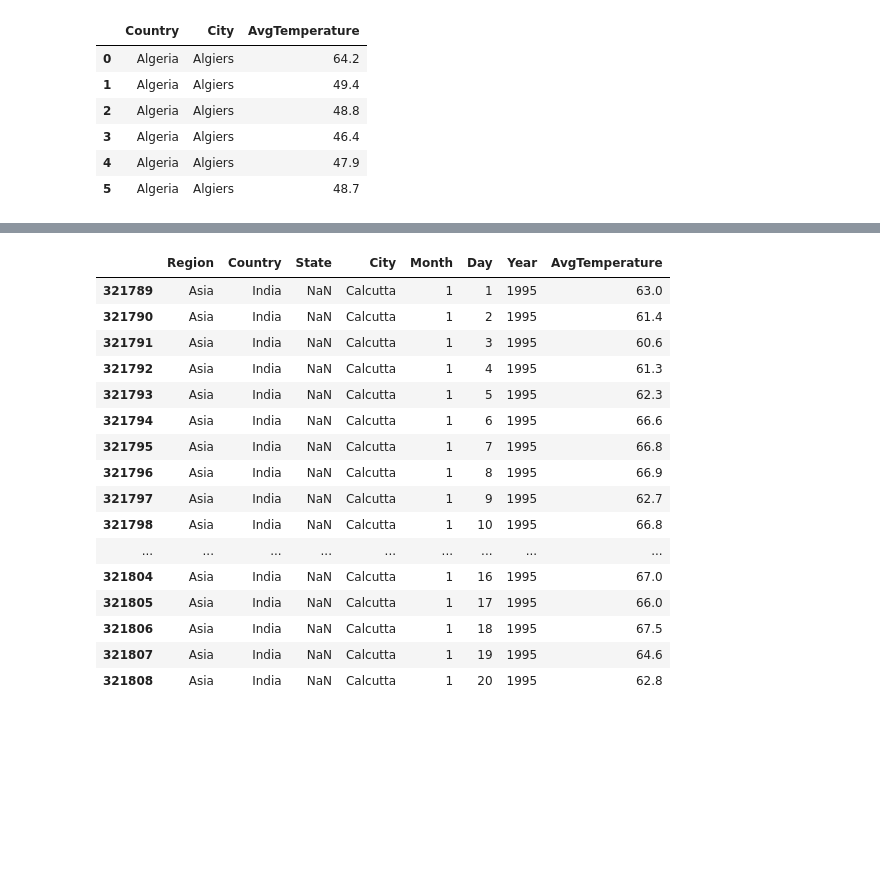
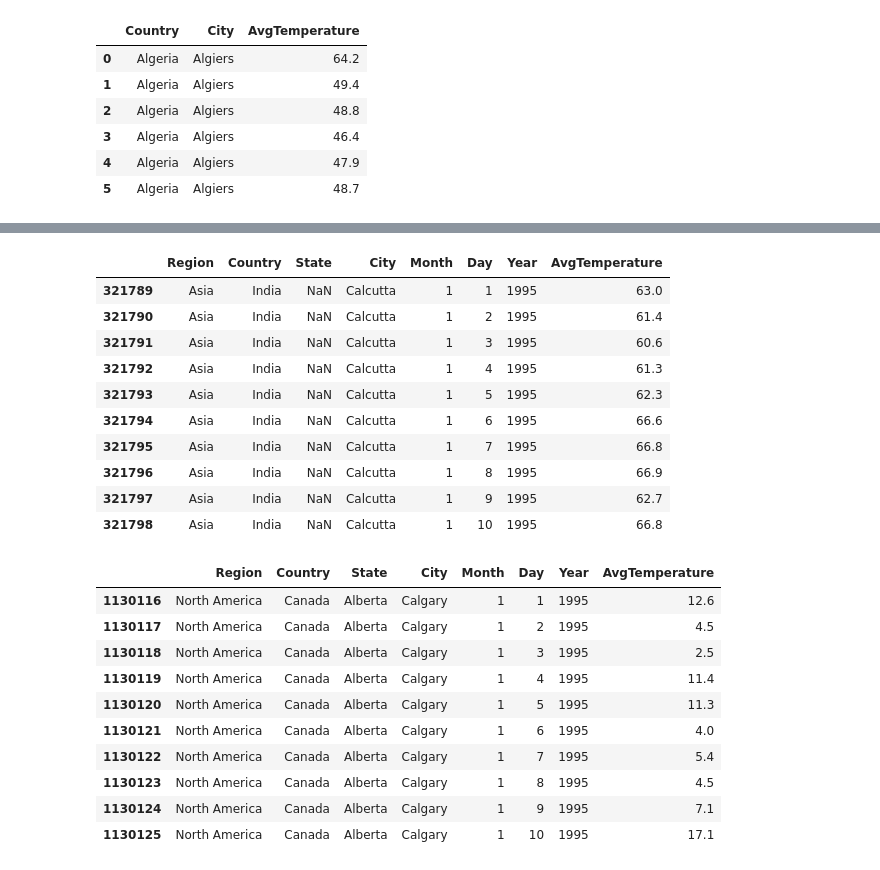
Before and after one commit to kuzicnenad/data-engineering-exam, a Jupyter notebook: final-project.ipynb, the cells around one changed output, grey strips where cells are left out. Cells and saved outputs as stored; diff of their text form; code cells hidden in the pictures; blank space fills up the shorter version.

Commit message:
Adds methods to change value, group by

```diff
--- a/final-project.ipynb
+++ b/final-project.ipynb
@@ -189,22 +189,32 @@ temp[-1:] # last record in data set; to get first record -> temp[:1]
 |  | Region | Country | State | City | Month | Day | Year | AvgTemperature |
 | 2906326 | North America | US | Additional Territories | San Juan Puerto Rico | 7 | 31 | 2013 | 83.6 |
 # %%
-temp[temp["City"].apply(lambda city: city[:3] == "Cal")].head(20) # Lambda function to select cities starting with "Cal"
+temp[temp["City"].apply(lambda city: city[:3] == "Cal")].head(10) # Lambda function to select cities starting with "Cal"
 # %% [output]
 |  | Region | Country | State | City | Month | Day | Year | AvgTemperature |
 | 321789 | Asia | India | NaN | Calcutta | 1 | 1 | 1995 | 63.0 |
 | 321790 | Asia | India | NaN | Calcutta | 1 | 2 | 1995 | 61.4 |
 | 321791 | Asia | India | NaN | Calcutta | 1 | 3 | 1995 | 60.6 |
 | 321792 | Asia | India | NaN | Calcutta | 1 | 4 | 1995 | 61.3 |
 | 321793 | Asia | India | NaN | Calcutta | 1 | 5 | 1995 | 62.3 |
 | 321794 | Asia | India | NaN | Calcutta | 1 | 6 | 1995 | 66.6 |
 | 321795 | Asia | India | NaN | Calcutta | 1 | 7 | 1995 | 66.8 |
 | 321796 | Asia | India | NaN | Calcutta | 1 | 8 | 1995 | 66.9 |
 | 321797 | Asia | India | NaN | Calcutta | 1 | 9 | 1995 | 62.7 |
 | 321798 | Asia | India | NaN | Calcutta | 1 | 10 | 1995 | 66.8 |
-| ... | ... | ... | ... | ... | ... | ... | ... | ... |
-| 321804 | Asia | India | NaN | Calcutta | 1 | 16 | 1995 | 67.0 |
-| 321805 | Asia | India | NaN | Calcutta | 1 | 17 | 1995 | 66.0 |
-| 321806 | Asia | India | NaN | Calcutta | 1 | 18 | 1995 | 67.5 |
-| 321807 | Asia | India | NaN | Calcutta | 1 | 19 | 1995 | 64.6 |
-| 321808 | Asia | India | NaN | Calcutta | 1 | 20 | 1995 | 62.8 |
+# %%
+# change data set value
+temp.loc[(temp["State"].isnull().values.any()) & (temp["City"] == "Calgary"),"State"] = "Alberta"
+temp[temp["City"] == "Calgary"].head(10)
+# %% [output]
+|  | Region | Country | State | City | Month | Day | Year | AvgTemperature |
+| 1130116 | North America | Canada | Alberta | Calgary | 1 | 1 | 1995 | 12.6 |
+| 1130117 | North America | Canada | Alberta | Calgary | 1 | 2 | 1995 | 4.5 |
+| 1130118 | North America | Canada | Alberta | Calgary | 1 | 3 | 1995 | 2.5 |
+| 1130119 | North America | Canada | Alberta | Calgary | 1 | 4 | 1995 | 11.4 |
+| 1130120 | North America | Canada | Alberta | Calgary | 1 | 5 | 1995 | 11.3 |
+| 1130121 | North America | Canada | Alberta | Calgary | 1 | 6 | 1995 | 4.0 |
+| 1130122 | North America | Canada | Alberta | Calgary | 1 | 7 | 1995 | 5.4 |
+| 1130123 | North America | Canada | Alberta | Calgary | 1 | 8 | 1995 | 4.5 |
+| 1130124 | North America | Canada | Alberta | Calgary | 1 | 9 | 1995 | 7.1 |
+| 1130125 | North America | Canada | Alberta | Calgary | 1 | 10 | 1995 | 17.1 |
```
Also changed, not shown: parts of 2 cells of this notebook.
